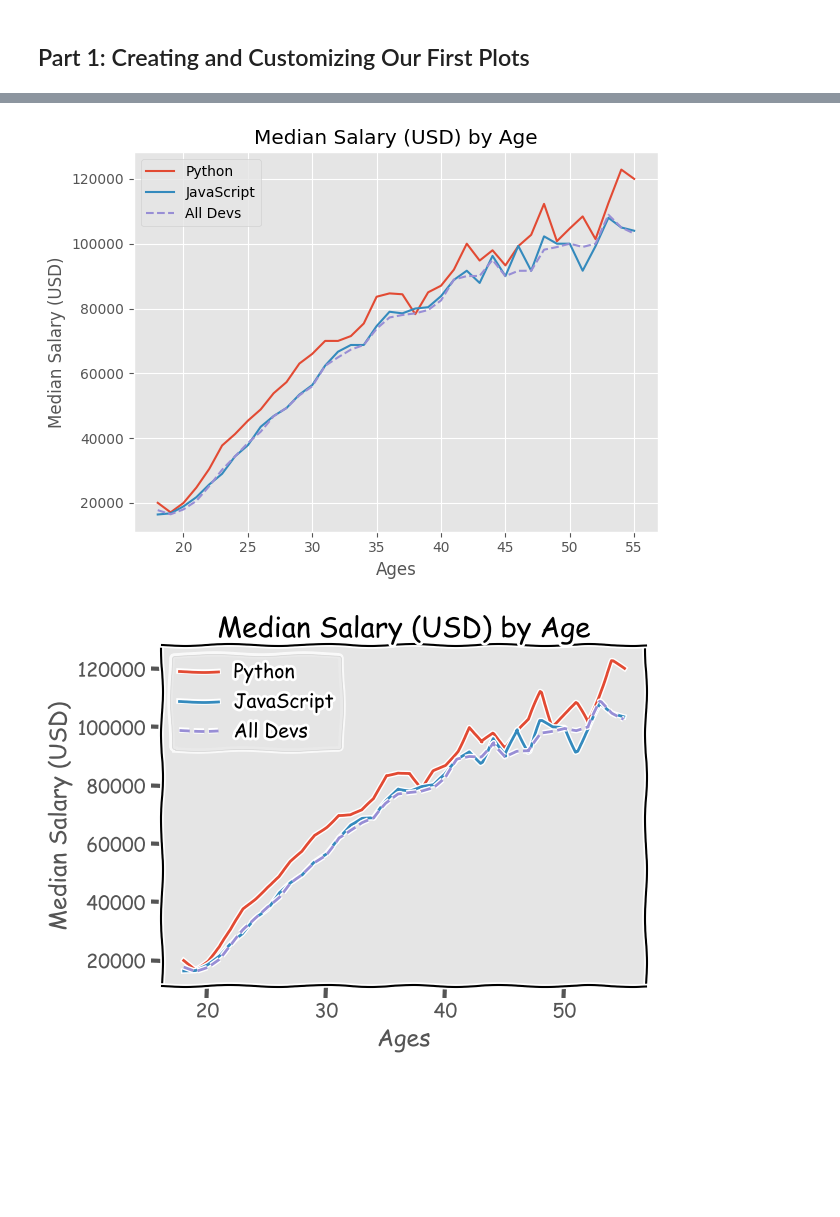
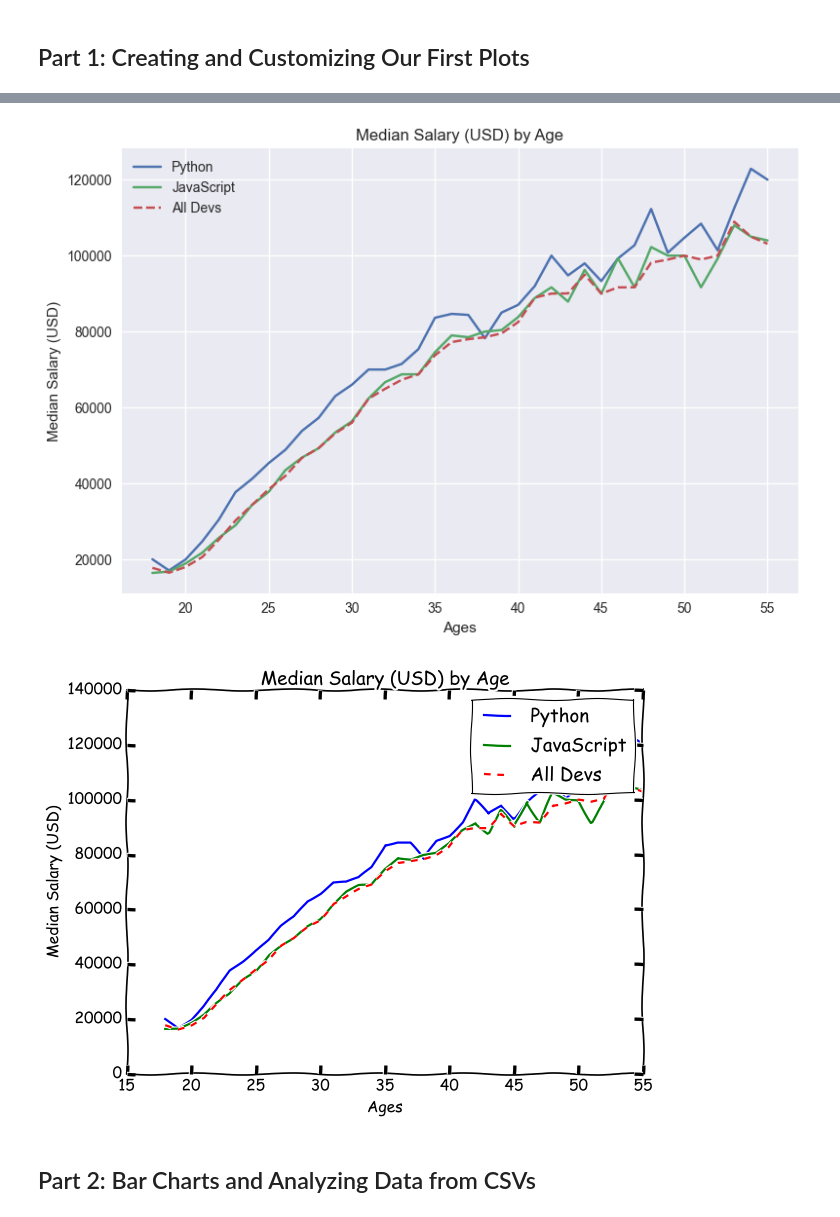
Before and after one commit to ca-ros/LearningPython, a Jupyter notebook: matplotlib/coreYT.ipynb, the cells around one changed output, grey strips where cells are left out. Saved outputs shown, nothing was run; the diff lists cells and outputs as text; code cells hidden in the pictures; blank space fills up the shorter version.

```diff
--- a/matplotlib/coreYT.ipynb
+++ b/matplotlib/coreYT.ipynb
@@ -51,19 +51,19 @@ plt.style.available
  'seaborn-whitegrid',
  'tableau-colorblind10']
 # %%
-plt.style.use('ggplot')
+plt.style.use('seaborn')
 
 plt.plot(ages_x, py_dev_y, label = 'Python')
 plt.plot(ages_x, js_dev_y, label = 'JavaScript')
 plt.plot(ages_x, dev_y, linestyle = '--', label = 'All Devs')
 
 plt.xlabel('Ages')
 plt.ylabel('Median Salary (USD)')
 plt.title('Median Salary (USD) by Age')
 plt.legend()
 plt.tight_layout()
 # %% [output]
-[figure, old version]
+[figure, new version]
 # %%
 plt.xkcd()
 
@@ -77,7 +77,9 @@ plt.title('Median Salary (USD) by Age')
 plt.legend()
 plt.tight_layout()
 # %% [output]
-[figure, old version]
+[figure, new version]
 # %%
 # Reset to default
 plt.rcdefaults()
+# %% [markdown]
+## Part 2: Bar Charts and Analyzing Data from CSVs
```
Also changed, not shown: parts of 6 cells of this notebook, 4 other files.
